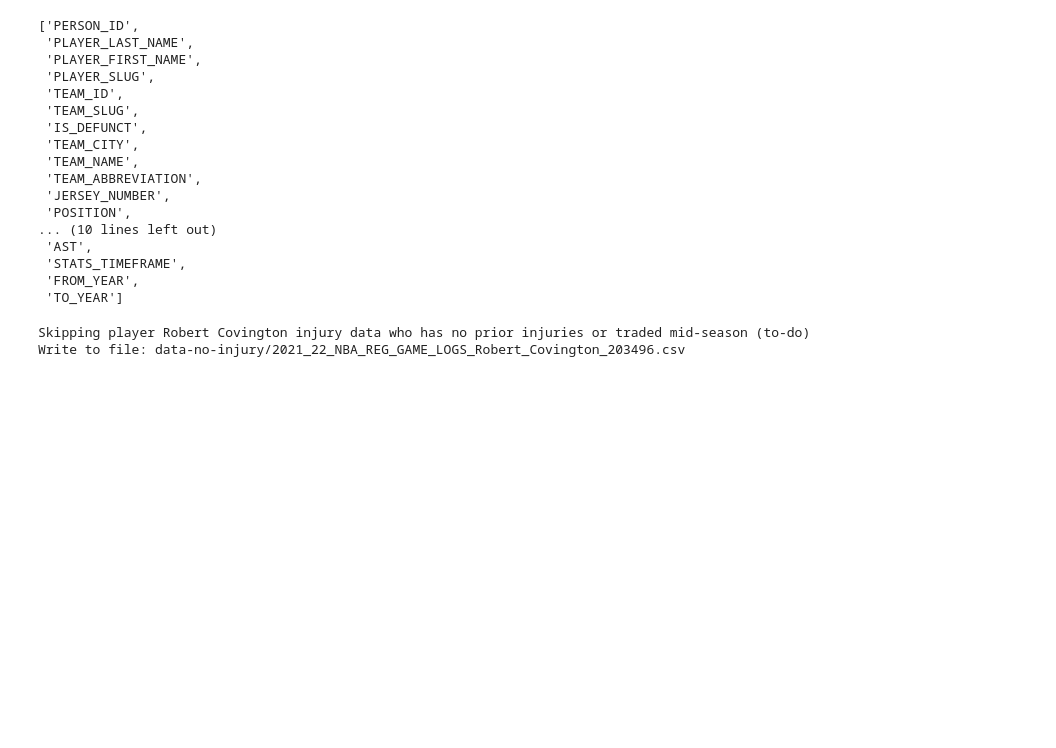
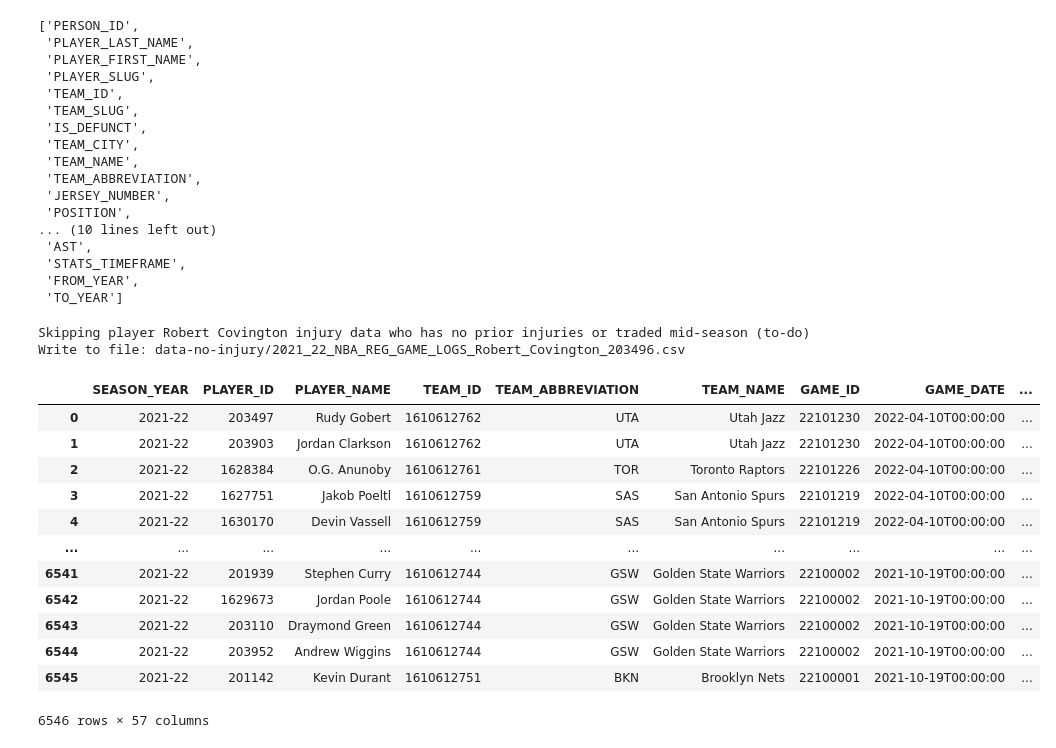
Before and after one commit to NadeemPatel2019/MSDS-456-final-project, a Jupyter notebook: nba_com_player_game_logs_injuries_2021-22.ipynb, the cells around one changed output. Drawn from its saved outputs; the diff is of its cells as text; code cells hidden in the pictures; blank space fills up the shorter version.

Commit message:
WIP NBA game log scraper with injuries

```diff
--- a/nba_com_player_game_logs_injuries_2021-22.ipynb
+++ b/nba_com_player_game_logs_injuries_2021-22.ipynb
@@ -615,11 +615,15 @@ player_mg = mg_data.loc[mg_data['PLAYER_ID'] == 203552]
 # %%
 dir_list = os.listdir("data")
 # %%
-master_df = pd.DataFrame()
-
+# append all player game log data in data to one single dataframne
+dir_list = os.listdir("data")
+full_game_logs_df = pd.DataFrame()
 for file_name in dir_list:
     this_player_df = pd.read_csv('data/'+file_name)
-    master_df = pd.concat([master_df, this_player_df], axis=0)
+    full_game_logs_df = pd.concat([full_game_logs_df, this_player_df], axis=0)
 # %%
-master_df.sort_values(by=['GAME_DATE_OBJ','TEAM_ABBREVIATION'], ascending=False, inplace = True)
-master_df.reset_index(drop=True, inplace=True)
+full_game_logs_df.sort_values(by=['GAME_DATE_OBJ','TEAM_ABBREVIATION','PLAYER_NAME'], ascending=False, inplace=True)
+full_game_logs_df.reset_index(drop=True, inplace=True)
+full_game_logs_df = full_game_logs_df.drop(columns=['Unnamed: 0'])
+# move our dependent variable/column OUT_NEXT_GAME to end of dataframe
+full_game_logs_df['OUT_NEXT_GAME'] = full_game_logs_df.pop('OUT_NEXT_GAME')
@@ -633,2 +630,18 @@ master_df
+# %%
+full_game_logs_df
+# %% [output]
+|  | SEASON_YEAR | PLAYER_ID | PLAYER_NAME | TEAM_ID | TEAM_ABBREVIATION | TEAM_NAME | GAME_ID | GAME_DATE | ... |
+| 0 | 2021-22 | 203497 | Rudy Gobert | 1610612762 | UTA | Utah Jazz | 22101230 | 2022-04-10T00:00:00 | ... |
+| 1 | 2021-22 | 203903 | Jordan Clarkson | 1610612762 | UTA | Utah Jazz | 22101230 | 2022-04-10T00:00:00 | ... |
+| 2 | 2021-22 | 1628384 | O.G. Anunoby | 1610612761 | TOR | Toronto Raptors | 22101226 | 2022-04-10T00:00:00 | ... |
+| 3 | 2021-22 | 1627751 | Jakob Poeltl | 1610612759 | SAS | San Antonio Spurs | 22101219 | 2022-04-10T00:00:00 | ... |
+| 4 | 2021-22 | 1630170 | Devin Vassell | 1610612759 | SAS | San Antonio Spurs | 22101219 | 2022-04-10T00:00:00 | ... |
+| ... | ... | ... | ... | ... | ... | ... | ... | ... | ... |
+| 6541 | 2021-22 | 201939 | Stephen Curry | 1610612744 | GSW | Golden State Warriors | 22100002 | 2021-10-19T00:00:00 | ... |
+| 6542 | 2021-22 | 1629673 | Jordan Poole | 1610612744 | GSW | Golden State Warriors | 22100002 | 2021-10-19T00:00:00 | ... |
+| 6543 | 2021-22 | 203110 | Draymond Green | 1610612744 | GSW | Golden State Warriors | 22100002 | 2021-10-19T00:00:00 | ... |
+| 6544 | 2021-22 | 203952 | Andrew Wiggins | 1610612744 | GSW | Golden State Warriors | 22100002 | 2021-10-19T00:00:00 | ... |
+| 6545 | 2021-22 | 201142 | Kevin Durant | 1610612751 | BKN | Brooklyn Nets | 22100001 | 2021-10-19T00:00:00 | ... |
+6546 rows × 57 columns
 # %%
 # save to file
```
Also changed, not shown: parts of 4 cells of this notebook.
